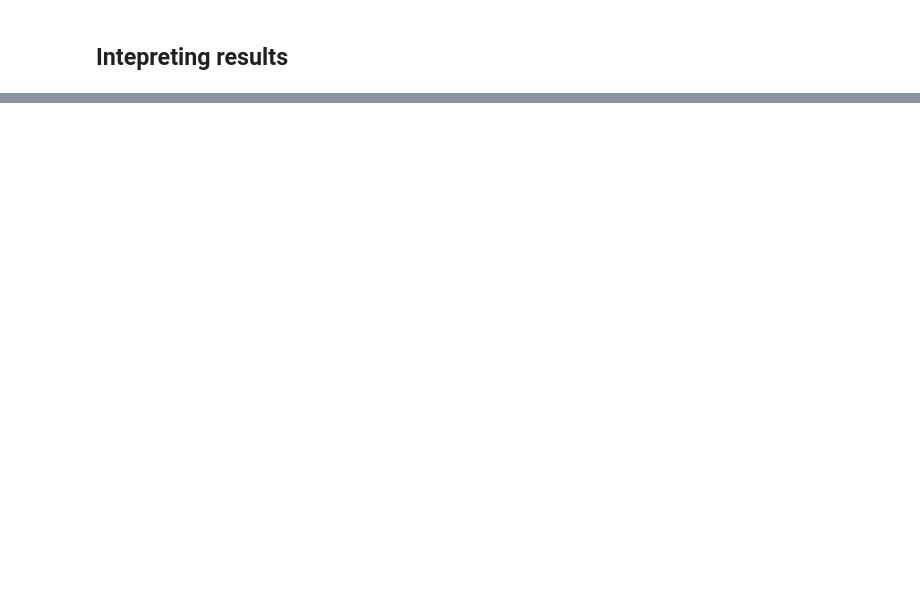
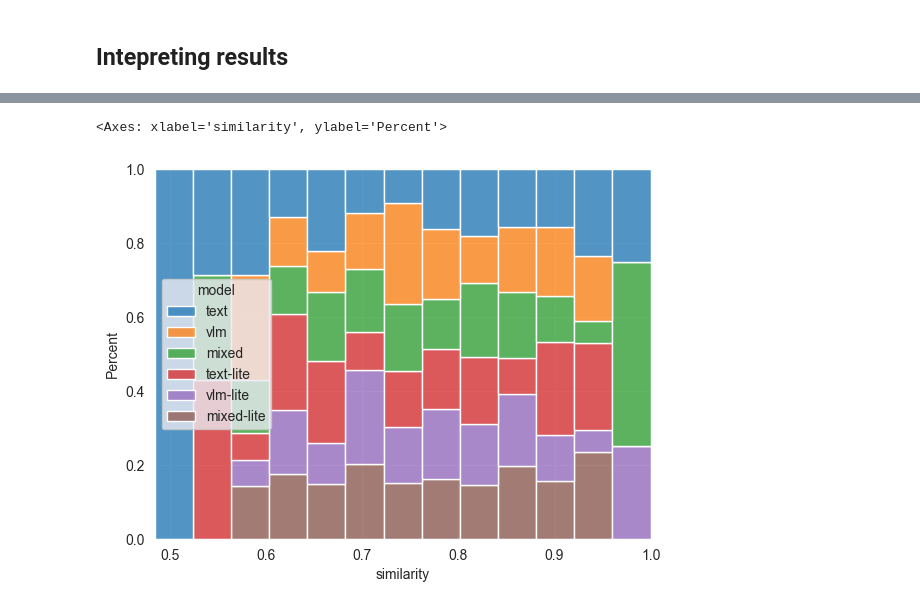
Before and after one commit to mikelgda/multimodal-rag, a Jupyter notebook: experiments.ipynb, the cells around one changed output, grey strips where cells are left out. Cells and saved outputs as stored; diff of their text form; code cells hidden in the pictures; blank space fills up the shorter version.

```diff
--- a/experiments.ipynb
+++ b/experiments.ipynb
@@ -626,0 +797,3 @@ array([59,  7,  8, 57, 34, 48, 49, 31, 54, 50, 28, 41, 40, 51, 53, 29, 13,
+# %%
+generation_df = pd.read_csv("papers/results/generation_results.csv")
+generation_df.head()
@@ -626,0 +807,8 @@ array([59,  7,  8, 57, 34, 48, 49, 31, 54, 50, 28, 41, 40, 51, 53, 29, 13,
+# %%
+import seaborn as sns
+
+sns.histplot(generation_df, x="similarity", hue="model", stat="percent", common_bins=True,
+             multiple="fill")
+# %% [output]
+<Axes: xlabel='similarity', ylabel='Percent'>
+[figure, added]
```
Also changed, not shown: parts of 33 cells of this notebook, 2 other files.
